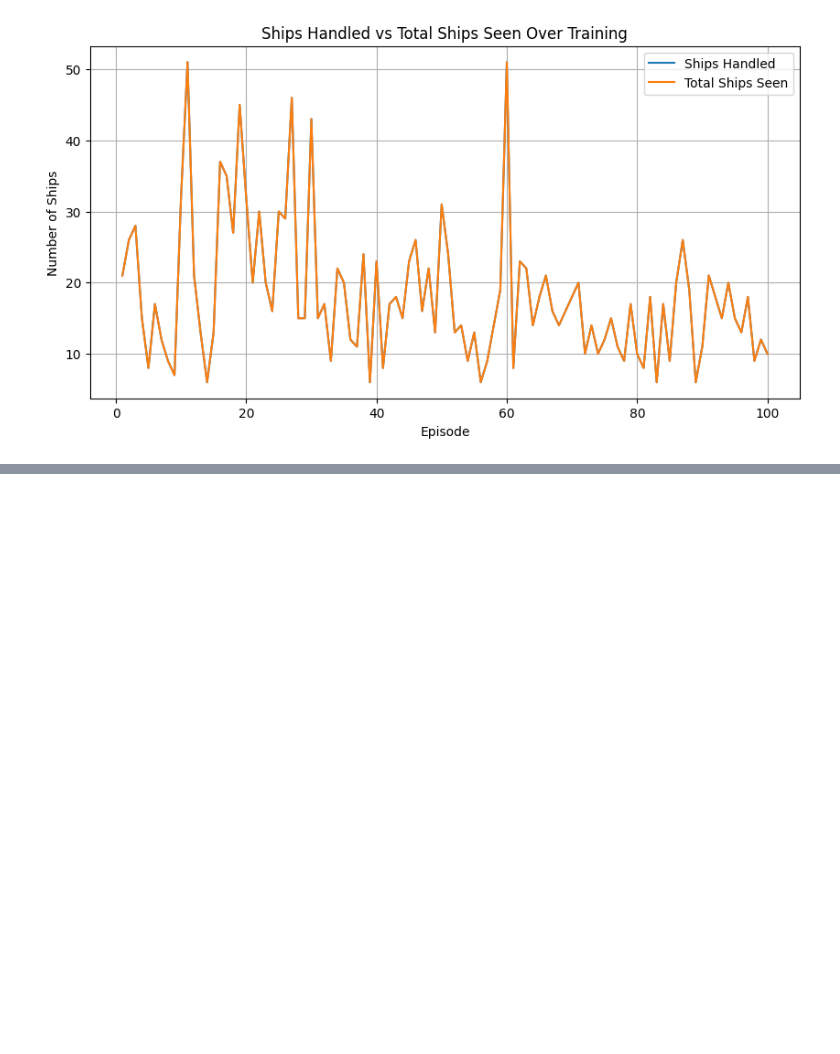
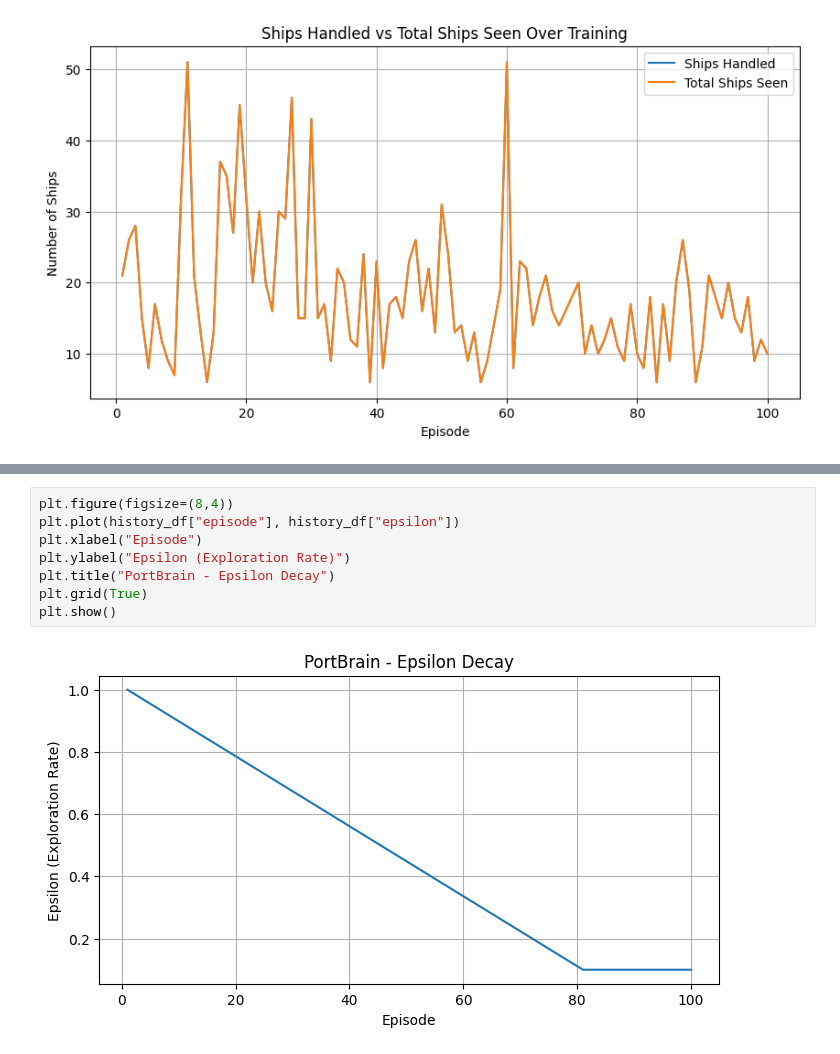
Before and after one commit to ParagShah-7/Port-Brain, a Jupyter notebook: PB CODE.ipynb, the cells around one changed output, grey strips where cells are left out. Cells and saved outputs as stored; diff of their text form; blank space fills up the shorter version.

```diff
--- a/PB CODE.ipynb
+++ b/PB CODE.ipynb
@@ -542,0 +585,10 @@ plt.show()
+# %%
+plt.figure(figsize=(8,4))
+plt.plot(history_df["episode"], history_df["epsilon"])
+plt.xlabel("Episode")
+plt.ylabel("Epsilon (Exploration Rate)")
+plt.title("PortBrain - Epsilon Decay")
+plt.grid(True)
+plt.show()
+# %% [output]
+[figure, added]
```
Also changed, not shown: parts of 5 cells of this notebook, 2 other files.
